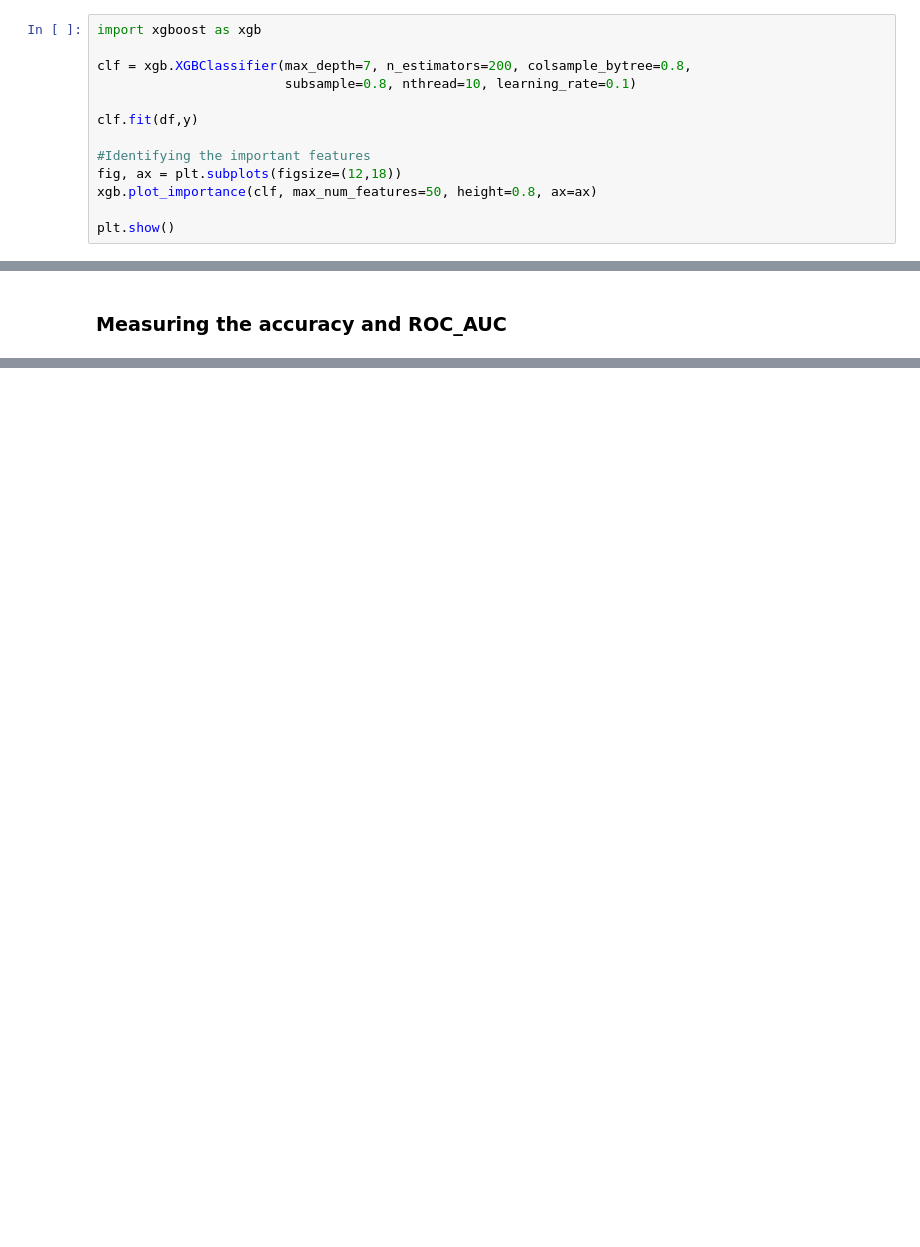
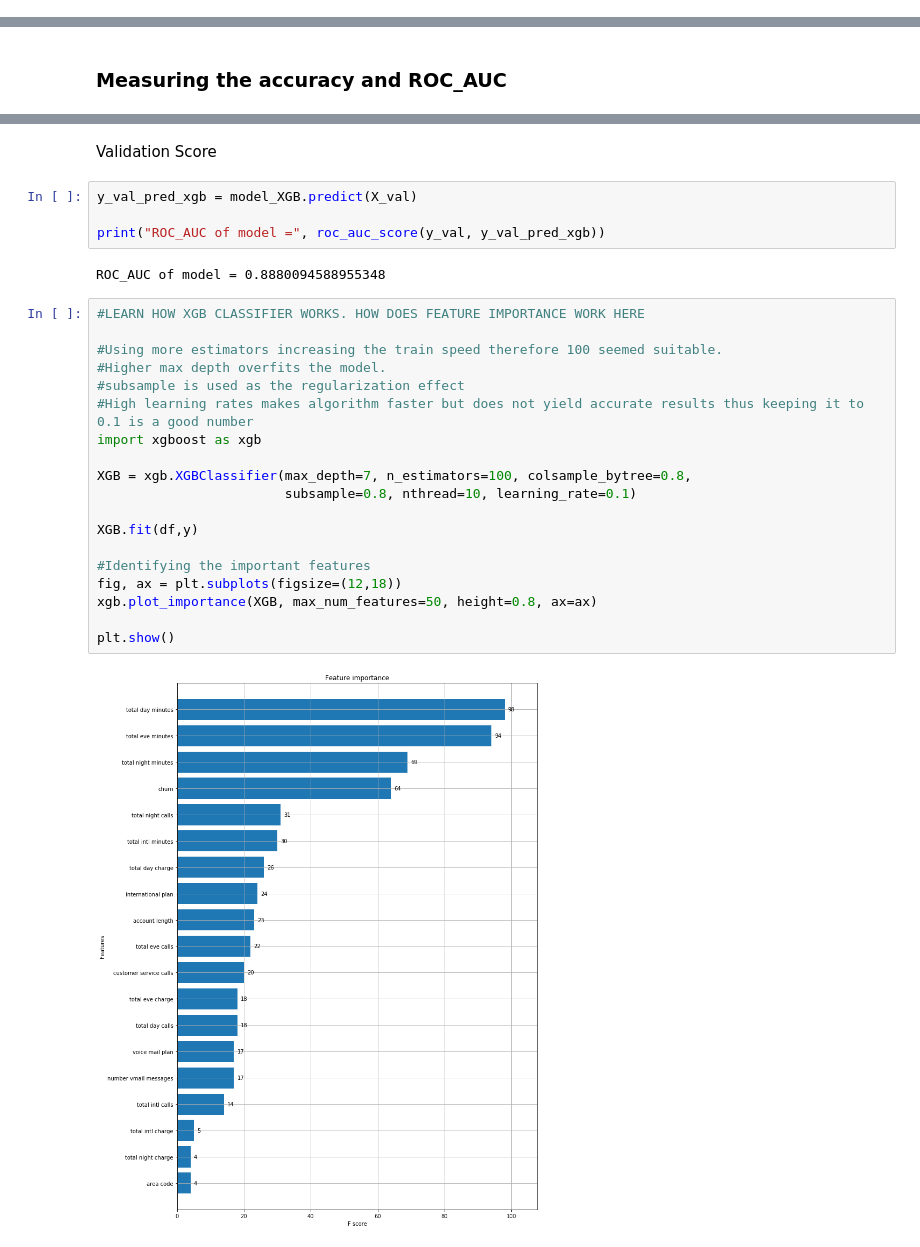
Before and after one commit to ArmanHasAPython/dsc-mod-3-project-v2-1-solo, a Jupyter notebook: Customer Churn Data.ipynb, the cells around one changed output, grey strips where cells are left out. Drawn from its saved outputs; the diff is of its cells as text; blank space fills up the shorter version.

```diff
--- a/Customer Churn Data.ipynb
+++ b/Customer Churn Data.ipynb
@@ -192,13 +179,0 @@ In contrast, the variables that do not seem to have great importance are the are
-# %%
-import xgboost as xgb
-
-clf = xgb.XGBClassifier(max_depth=7, n_estimators=200, colsample_bytree=0.8,
-                        subsample=0.8, nthread=10, learning_rate=0.1)
-
-clf.fit(df,y)
-
-#Identifying the important features
-fig, ax = plt.subplots(figsize=(12,18))
-xgb.plot_importance(clf, max_num_features=50, height=0.8, ax=ax)
-
-plt.show()
@@ -342,0 +456,29 @@ ROC_AUC of model = 0.6566003616636528
+# %% [markdown]
+Validation Score
+# %%
+y_val_pred_xgb = model_XGB.predict(X_val)
+
+print("ROC_AUC of model =", roc_auc_score(y_val, y_val_pred_xgb))
+# %% [output]
+ROC_AUC of model = 0.8880094588955348
+# %%
+#LEARN HOW XGB CLASSIFIER WORKS. HOW DOES FEATURE IMPORTANCE WORK HERE
+
+#Using more estimators increasing the train speed therefore 100 seemed suitable.
+#Higher max depth overfits the model.
+#subsample is used as the regularization effect
+#High learning rates makes algorithm faster but does not yield accurate results thus keeping it to 0.1 is a good number
+import xgboost as xgb
+
+XGB = xgb.XGBClassifier(max_depth=7, n_estimators=100, colsample_bytree=0.8,
+                        subsample=0.8, nthread=10, learning_rate=0.1)
+
+XGB.fit(df,y)
+
+#Identifying the important features
+fig, ax = plt.subplots(figsize=(12,18))
+xgb.plot_importance(XGB, max_num_features=50, height=0.8, ax=ax)
+
+plt.show()
+# %% [output]
+[figure, added]
```
Also changed, not shown: parts of 34 cells of this notebook.
